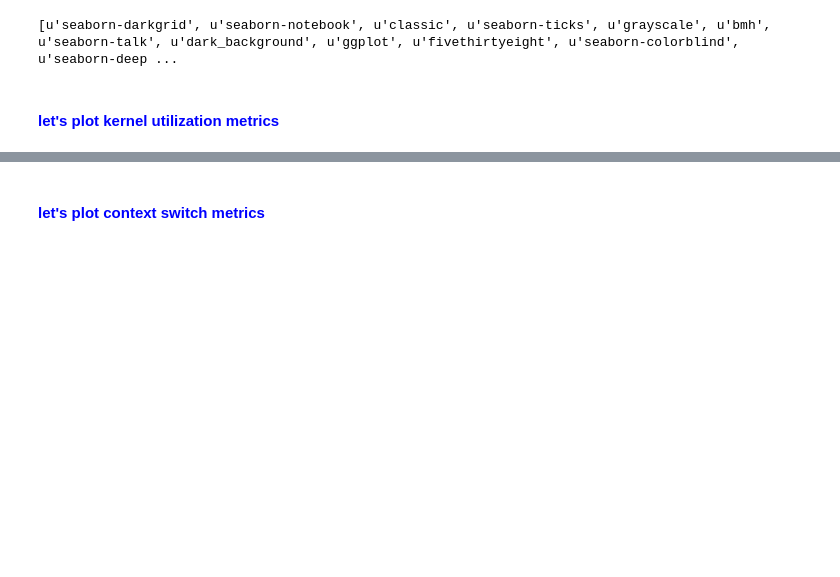
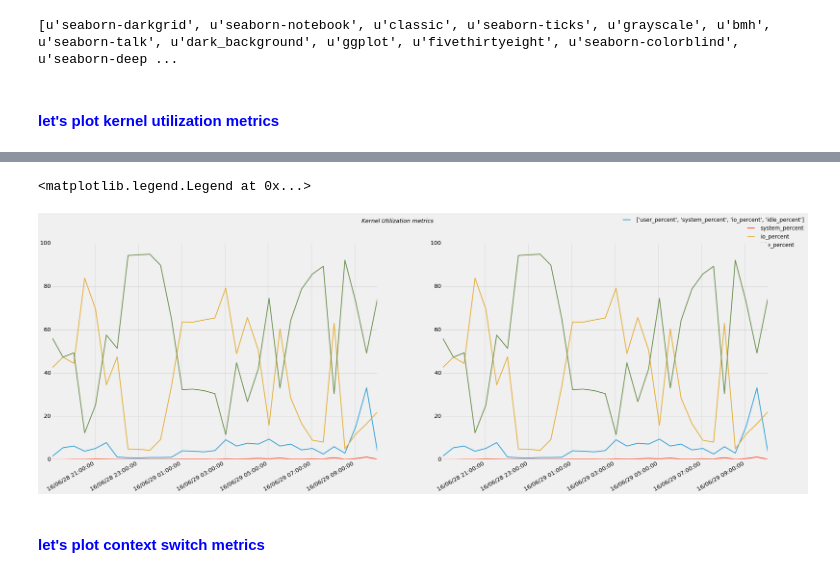
Before and after one commit to simonsouv/My_code, a Jupyter notebook: ipython/migop_graph_sp_sysmon.ipynb, the cells around one changed output, grey strips where cells are left out. Drawn from its saved outputs; the diff is of its cells as text; code cells hidden in the pictures; blank space fills up the shorter version.

```diff
--- a/ipython/migop_graph_sp_sysmon.ipynb
+++ b/ipython/migop_graph_sp_sysmon.ipynb
@@ -41 +46,16 @@ pd.set_option('display.max_rows', 50)
+# %%
+def my_fig_size():
+    plt.style.use('fivethirtyeight') # define the graph predefined style
+    fig_size = plt.rcParams["figure.figsize"]
+    fig_size[0] = 40
+    fig_size[1] = 15
+    plt.rcParams["figure.figsize"] = fig_size
+    plt.rcParams['lines.linewidth']=3
+# %%
+def my_x_axis(minLocator):
+    plt.gca().xaxis.set_major_formatter(mdates.DateFormatter('%y/%m/%d %H:%M:%S'))  # define the format of the major tick
+    plt.gca().xaxis.set_minor_locator(minLocator)  # define the position of the minor ticks
+    plt.gcf().autofmt_xdate()  # format the x-axis label in diagonale so it's readable and the labels don't overlap
+    plt.xticks(size=20) #define the size for the x label
+    plt.yticks(size=20) #define the size for the y label
 # %% [markdown]
@@ -42,8 +63,9 @@ pd.set_option('display.max_rows', 50)
 the program will graph side-by-side two output from sp_sysmon_parser. This will allow to do some comparison
 # %%
+minorLocator = AutoMinorLocator()
 #filename_1 = 'D:/Tmp/MEDIOBANCA/PAC_migration_stream/PAC_improvement/ULC_32k_diskIO_5500/sp_sysmon_20160627_1050_results.csv'
-filename_1 = 'D:/Tmp/MEDIOBANCA/PAC_migration_stream/PAC_improvement/ULC_64k_diskIO_5500/sp_sysmon_20160627_1045_results.csv'
-filename_2 = 'D:/Tmp/MEDIOBANCA/PAC_migration_stream/PAC_improvement/ULC_64k_diskIO_5500/sp_sysmon_20160627_1045_results.csv'
+filename_1 = 'D:/Tmp/MEDIOBANCA/PAC_migration_stream/PAC_improvement/04.folder03_plus_ULC_128K_batchIOSize_200/sp_sysmon_20160630_1733_results.csv'
+filename_2 = 'D:/Tmp/MEDIOBANCA/PAC_migration_stream/PAC_improvement/04.folder03_plus_ULC_128K_batchIOSize_200/sp_sysmon_20160630_1733_results.csv'
 # load the .csv file in a dataFrame object (pandas)
 data_1 = pd.read_csv(filename_1,sep=';',na_values='n/a')
 data_2 = pd.read_csv(filename_2,sep=';',na_values='n/a')
@@ -53,7 +75,7 @@ data_1.set_index('timestamp',inplace=True)
 data_2.set_index('timestamp',inplace=True)
 del data_1['date'],data_1['time'],data_2['date'],data_2['time']
 #data.fillna(0,inplace=True)
-#data.columns
+#data_2.columns
 #data, data.shape, data.keys(),data.index, data.columns  # display the number of rows in the dataFrance and the column names
 # %%
 # define the x axis for all future figures
@@ -118,2 +92,22 @@ plt.legend(bbox_to_anchor=(1, 1),loc=1,bbox_transform=plt.gcf().transFigure,font
+# %%
+my_fig_size()
+plt.figure()
+
+plt.subplot(121)
+plt.suptitle('Kernel Utilization metrics', fontsize=20,style='oblique', color='black') #define a title for the graph
+my_x_axis(minorLocator)
+plt.plot(x_1,data_1[["user_percent","system_percent","io_percent","idle_percent"]])
+#plt.plot(x_1,data_1.ix[:,3:4], label=)
+#plt.plot(x_1,data_1.ix[:,4:5], label=)
+#plt.plot(x_1,data_1.ix[:,5:6], label=)
+plt.legend(data_1[["user_percent","system_percent","io_percent","idle_percent"]],bbox_to_anchor=(1, 1),loc=1,bbox_transform=plt.gcf().transFigure,fontsize=19)
+
+plt.subplot(122)
+my_x_axis(minorLocator)
+plt.plot(x_2,data_2[["user_percent","system_percent","io_percent","idle_percent"]])
+plt.legend([["user_percent","system_percent","io_percent","idle_percent"]],bbox_to_anchor=(1, 1),loc=1,bbox_transform=plt.gcf().transFigure,fontsize=19)
+# %% [output]
+<matplotlib.legend.Legend at 0x...>
+[figure, added]
 # %% [markdown]
 #### <font color='blue'> let's plot context switch metrics </font>
```
Also changed, not shown: parts of 20 cells of this notebook, 5 other files.
